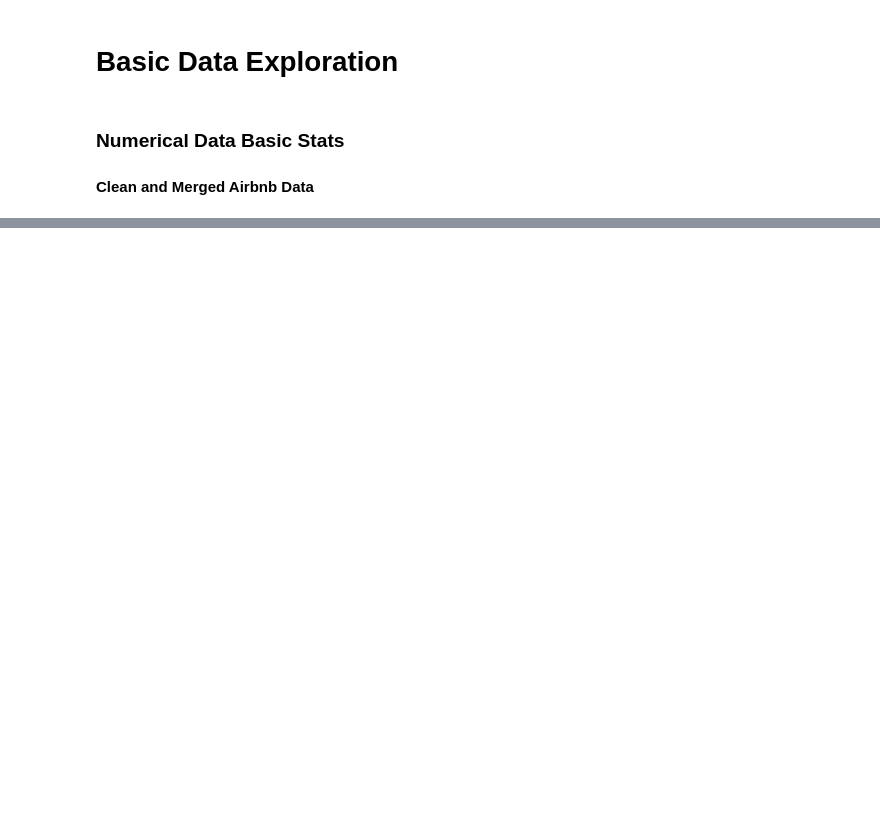
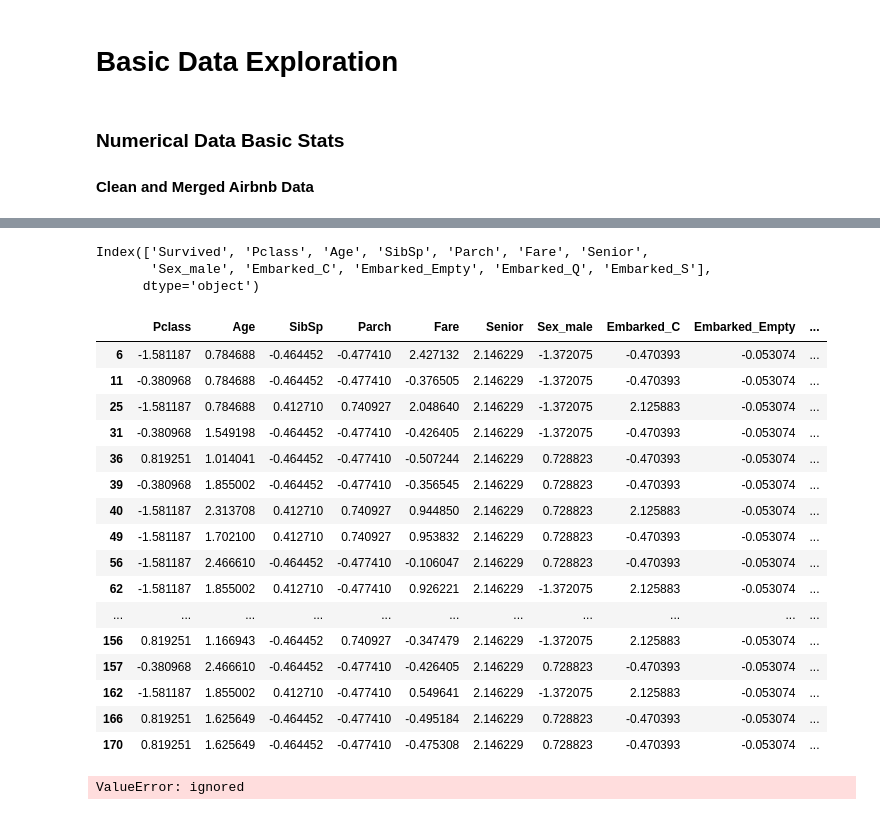
Before and after one commit to FauxGrit/Titanic-Fairness, a Jupyter notebook: ISYE7406_SP_Experiments_v3_price_per_bedroom.ipynb, the cells around one changed output, grey strips where cells are left out. Saved outputs shown, nothing was run; the diff lists cells and outputs as text; code cells hidden in the pictures; blank space fills up the shorter version.

```diff
--- a/ISYE7406_SP_Experiments_v3_price_per_bedroom.ipynb
+++ b/ISYE7406_SP_Experiments_v3_price_per_bedroom.ipynb
@@ -443,0 +178,4 @@ model2.summary()
+# %%
+# Drop 'PassengerId','Name','Ticket','Cabin' since not useful
+df1.drop(['PassengerId','Name','Ticket','Cabin', 'Sex_female'], axis=1, inplace=True)
+df1.head()
@@ -443,0 +211,11 @@ model2.summary()
+# %%
+#Separate Input & Response Variables
+X = df1.iloc[:,df1.columns != 'Survived'].values
+y = df1.iloc[:, 0].values
+# %%
+#Split into Training / Test
+X_train, X_test, y_train, y_test = train_test_split(X, y, test_size = 0.20, random_state = 0)
+# %%
+sc = StandardScaler()
+X_train = sc.fit_transform(X_train)
+X_test = sc.transform(X_test)
@@ -443,0 +315,33 @@ model2.summary()
+# %%
+df1.columns
+# %% [output]
+Index(['Survived', 'Pclass', 'Age', 'SibSp', 'Parch', 'Fare', 'Senior',
+       'Sex_male', 'Embarked_C', 'Embarked_Empty', 'Embarked_Q', 'Embarked_S'],
+      dtype='object')
+# %%
+df_sr = pd.DataFrame(X_test, columns = ['Pclass', 'Age', 'SibSp', 'Parch', 'Fare', 'Senior',
+       'Sex_male', 'Embarked_C', 'Embarked_Empty', 'Embarked_Q', 'Embarked_S'])
+df_sr = df_sr.loc[df_sr['Senior'] > 0]
+df_sr
+# %% [output]
+|  | Pclass | Age | SibSp | Parch | Fare | Senior | Sex_male | Embarked_C | Embarked_Empty | ... |
+| 6 | -1.581187 | 0.784688 | -0.464452 | -0.477410 | 2.427132 | 2.146229 | -1.372075 | -0.470393 | -0.053074 | ... |
+| 11 | -0.380968 | 0.784688 | -0.464452 | -0.477410 | -0.376505 | 2.146229 | -1.372075 | -0.470393 | -0.053074 | ... |
+| 25 | -1.581187 | 0.784688 | 0.412710 | 0.740927 | 2.048640 | 2.146229 | -1.372075 | 2.125883 | -0.053074 | ... |
+| 31 | -0.380968 | 1.549198 | -0.464452 | -0.477410 | -0.426405 | 2.146229 | -1.372075 | -0.470393 | -0.053074 | ... |
+| 36 | 0.819251 | 1.014041 | -0.464452 | -0.477410 | -0.507244 | 2.146229 | 0.728823 | -0.470393 | -0.053074 | ... |
+| 39 | -0.380968 | 1.855002 | -0.464452 | -0.477410 | -0.356545 | 2.146229 | 0.728823 | -0.470393 | -0.053074 | ... |
+| 40 | -1.581187 | 2.313708 | 0.412710 | 0.740927 | 0.944850 | 2.146229 | 0.728823 | 2.125883 | -0.053074 | ... |
+| 49 | -1.581187 | 1.702100 | 0.412710 | 0.740927 | 0.953832 | 2.146229 | 0.728823 | -0.470393 | -0.053074 | ... |
+| 56 | -1.581187 | 2.466610 | -0.464452 | -0.477410 | -0.106047 | 2.146229 | 0.728823 | -0.470393 | -0.053074 | ... |
+| 62 | -1.581187 | 1.855002 | 0.412710 | -0.477410 | 0.926221 | 2.146229 | -1.372075 | 2.125883 | -0.053074 | ... |
+| ... | ... | ... | ... | ... | ... | ... | ... | ... | ... | ... |
+| 156 | 0.819251 | 1.166943 | -0.464452 | 0.740927 | -0.347479 | 2.146229 | -1.372075 | 2.125883 | -0.053074 | ... |
+| 157 | -0.380968 | 2.466610 | -0.464452 | -0.477410 | -0.426405 | 2.146229 | 0.728823 | -0.470393 | -0.053074 | ... |
+| 162 | -1.581187 | 1.855002 | 0.412710 | -0.477410 | 0.549641 | 2.146229 | -1.372075 | 2.125883 | -0.053074 | ... |
+| 166 | 0.819251 | 1.625649 | -0.464452 | -0.477410 | -0.495184 | 2.146229 | 0.728823 | -0.470393 | -0.053074 | ... |
+| 170 | 0.819251 | 1.625649 | -0.464452 | -0.477410 | -0.475308 | 2.146229 | 0.728823 | -0.470393 | -0.053074 | ... |
+# %%
+metrics.confusion_matrix(y_test, kn.predict(df_sr.to_numpy()))
+# %% [output]
+ValueError: ignored
```
Also changed, not shown: parts of 70 cells of this notebook.
